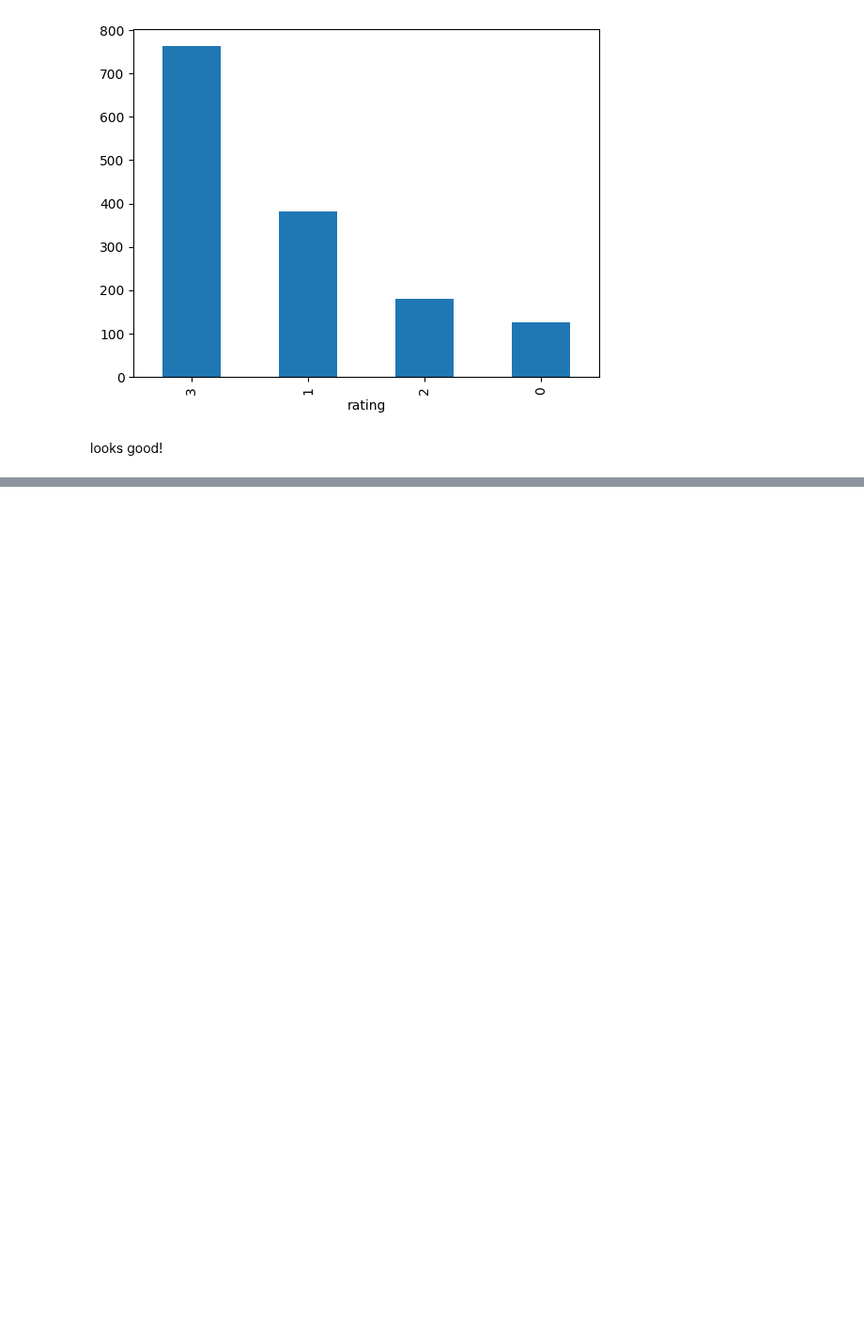
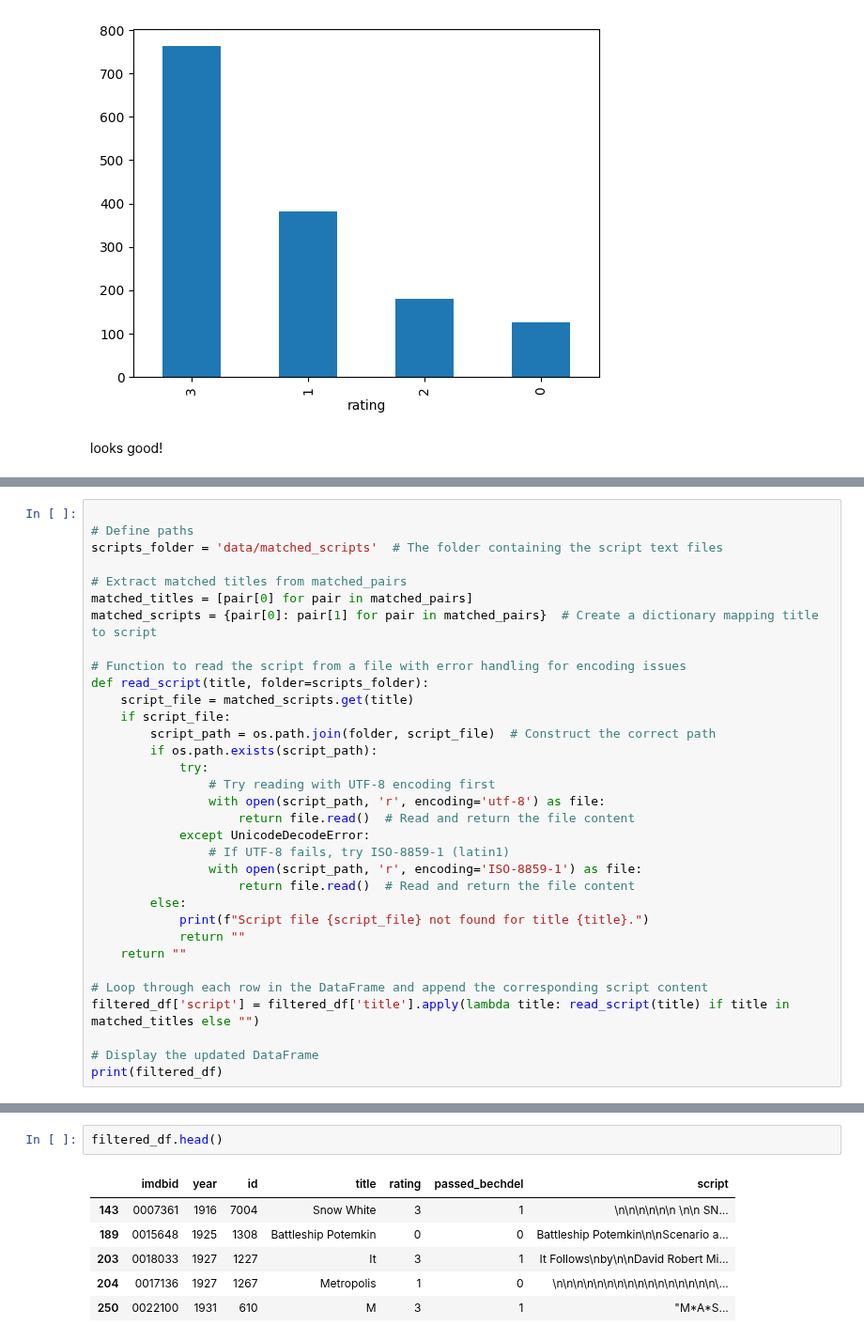
Before and after one commit to sigridbom/NLP_exam, a Jupyter notebook: bechdel_labels.ipynb, the cells around one changed output, grey strips where cells are left out. Shown at 94% size. Saved outputs shown, nothing was run; the diff lists cells and outputs as text; blank space fills up the shorter version.

```diff
--- a/bechdel_labels.ipynb
+++ b/bechdel_labels.ipynb
@@ -264,0 +338,33 @@ looks good!
+# %%
+
+# Define paths
+scripts_folder = 'data/matched_scripts'  # The folder containing the script text files
+
+# Extract matched titles from matched_pairs
+matched_titles = [pair[0] for pair in matched_pairs]
+matched_scripts = {pair[0]: pair[1] for pair in matched_pairs}  # Create a dictionary mapping title to script
+
+# Function to read the script from a file with error handling for encoding issues
+def read_script(title, folder=scripts_folder):
+    script_file = matched_scripts.get(title)
+    if script_file:
+        script_path = os.path.join(folder, script_file)  # Construct the correct path
+        if os.path.exists(script_path):
+            try:
+                # Try reading with UTF-8 encoding first
+                with open(script_path, 'r', encoding='utf-8') as file:
+                    return file.read()  # Read and return the file content
+            except UnicodeDecodeError:
+                # If UTF-8 fails, try ISO-8859-1 (latin1)
+                with open(script_path, 'r', encoding='ISO-8859-1') as file:
+                    return file.read()  # Read and return the file content
+        else:
+            print(f"Script file {script_file} not found for title {title}.")
+            return ""
+    return ""
+
+# Loop through each row in the DataFrame and append the corresponding script content
+filtered_df['script'] = filtered_df['title'].apply(lambda title: read_script(title) if title in matched_titles else "")
+
+# Display the updated DataFrame
+print(filtered_df)
@@ -264,0 +389,9 @@ looks good!
+# %%
+filtered_df.head()
+# %% [output]
+|  | imdbid | year | id | title | rating | passed_bechdel | script |
+| 143 | 0007361 | 1916 | 7004 | Snow White | 3 | 1 | \n\n\n\n\n\n \n\n SN... |
+| 189 | 0015648 | 1925 | 1308 | Battleship Potemkin | 0 | 0 | Battleship Potemkin\n\nScenario a... |
+| 203 | 0018033 | 1927 | 1227 | It | 3 | 1 | It Follows\nby\n\nDavid Robert Mi... |
+| 204 | 0017136 | 1927 | 1267 | Metropolis | 1 | 0 | \n\n\n\n\n\n\n\n\n\n\n\n\n\n\n\n\... |
+| 250 | 0022100 | 1931 | 610 | M | 3 | 1 | "M*A*S... |
```
Also changed, not shown: parts of 8 cells of this notebook, 1 other file.
